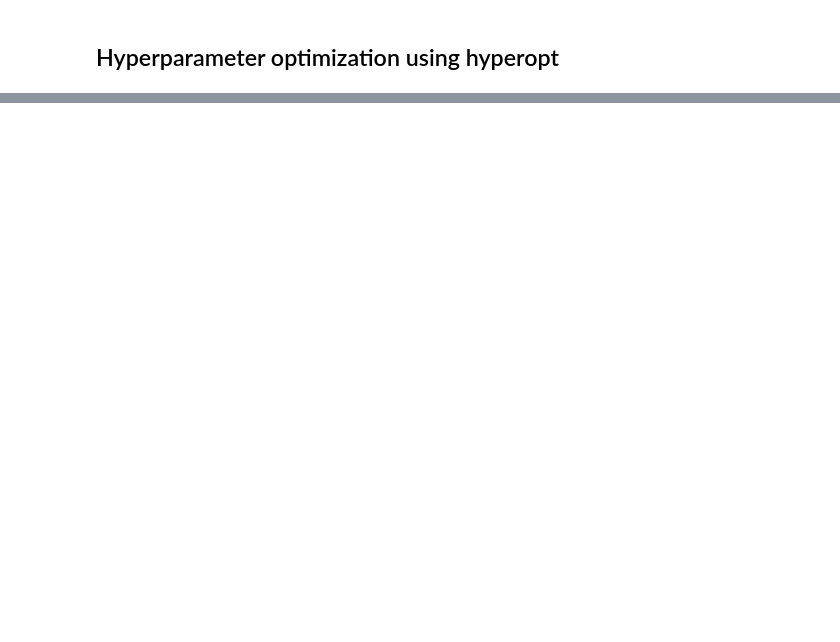
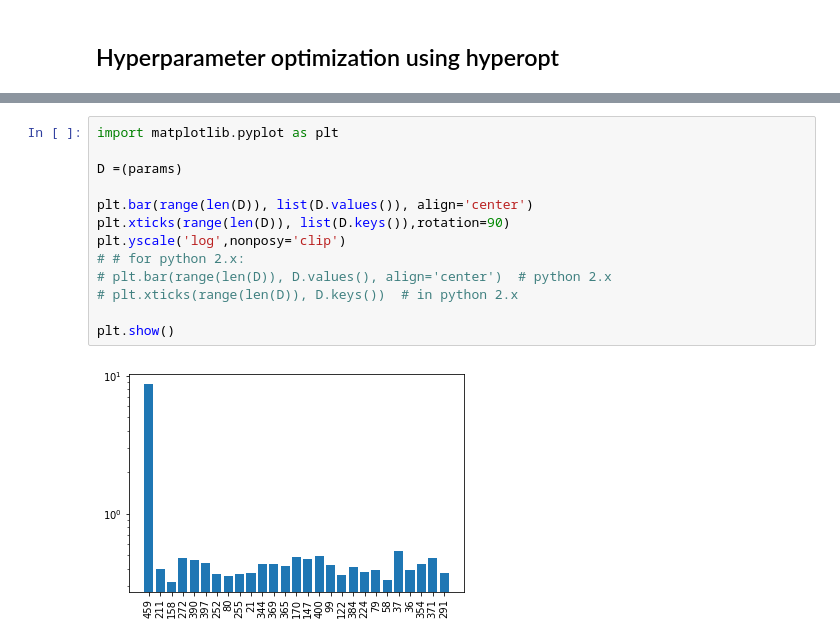
Before and after one commit to AhmedImtiazPrio/heartnet, a Jupyter notebook: codes/Hyperoptimization.ipynb, the cells around one changed output, grey strips where cells are left out. Cells and saved outputs as stored; diff of their text form; blank space fills up the shorter version.

```diff
--- a/codes/Hyperoptimization.ipynb
+++ b/codes/Hyperoptimization.ipynb
@@ -120,0 +123,15 @@ params
+# %%
+import matplotlib.pyplot as plt
+
+D =(params)
+
+plt.bar(range(len(D)), list(D.values()), align='center')
+plt.xticks(range(len(D)), list(D.keys()),rotation=90)
+plt.yscale('log',nonposy='clip')
+# # for python 2.x:
+# plt.bar(range(len(D)), D.values(), align='center')  # python 2.x
+# plt.xticks(range(len(D)), D.keys())  # in python 2.x
+
+plt.show()
+# %% [output]
+[figure, added]
```
Also changed, not shown: parts of 9 cells of this notebook, 3 other files.
